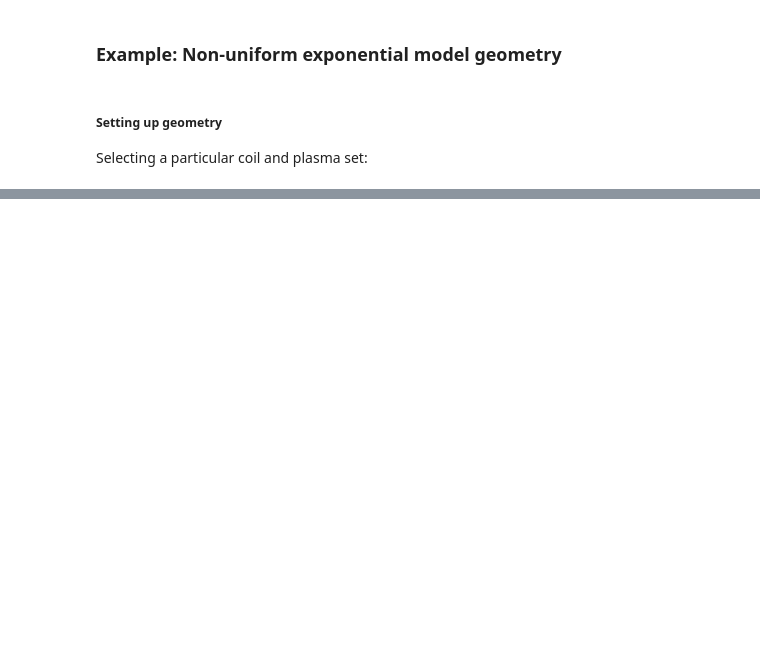
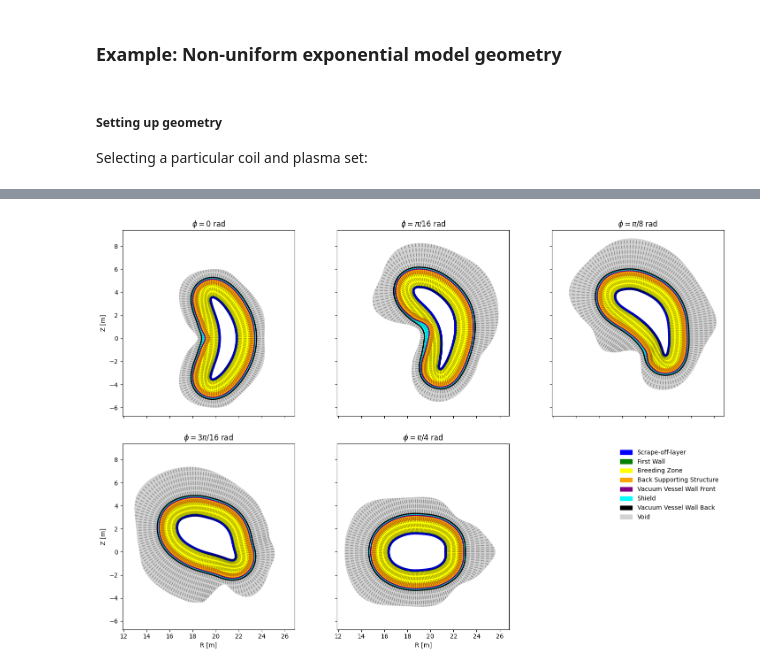
Before and after one commit to timobogaarts/jax-sbgeom, a Jupyter notebook: examples/stellarator_paper_fig_13.ipynb, the cells around one changed output, grey strips where cells are left out. Cells and saved outputs as stored; diff of their text form; code cells hidden in the pictures; blank space fills up the shorter version.

```diff
--- a/examples/stellarator_paper_fig_13.ipynb
+++ b/examples/stellarator_paper_fig_13.ipynb
@@ -185,12 +240,10 @@ plt.colorbar()
 # %%
-Rmnc_e, Zmns_e, mpol_e, ntor_e, nfp_e = jax_sbgeom.flux_surfaces.convert_to_vmec.create_fourier_surface_extension_interp(flux_surface_extension, d_matrix_from_edge_smoothed, fourier_ext_kwargs['nu_sample'], fourier_ext_kwargs['nv_sample'])
-
-Rmnc_void = jax_sbgeom.flux_surfaces.convert_to_vmec._convert_to_different_ntor_mpol(Rmnc_e,fourier_ext_kwargs['mpol'], fourier_ext_kwargs['ntor'], int(mpol_t[0]), int(ntor_t[0]))
-Zmns_void = jax_sbgeom.flux_surfaces.convert_to_vmec._convert_to_different_ntor_mpol(Zmns_e,fourier_ext_kwargs['mpol'], fourier_ext_kwargs['ntor'], int(mpol_t[0]), int(ntor_t[0]))
+from jax_sbgeom.flux_surfaces.convert_to_vmec import create_fourier_surface_extension_interp
+Rmnc_void, Zmns_void, _, _, _ = convert_to_different_mpol_ntor(*create_fourier_surface_extension_interp(flux_surface_extension, d_matrix_from_edge_smoothed, fourier_ext_kwargs['nu_sample'], fourier_ext_kwargs['nv_sample']),
+                                                                                                                fourier_ext_kwargs['mpol'], fourier_ext_kwargs['ntor'])
 # %%
-Rmnc_total = jnp.concatenate([Rmnc_new, Rmnc_void[jnp.newaxis, :]], axis=0)
-Zmns_total = jnp.concatenate([Zmns_new, Zmns_void[jnp.newaxis, :]], axis=0)
+Rmnc_total = jnp.concatenate([Rmnc_t, Rmnc_void[jnp.newaxis, :]], axis=0)
+Zmns_total = jnp.concatenate([Zmns_t, Zmns_void[jnp.newaxis, :]], axis=0)
 
-flux_surface_extension_total = jax_sbgeom.flux_surfaces.convert_to_vmec._create_fluxsurface_from_rmnc_zmns(Rmnc_total, Zmns_total, fourier_ext_kwargs['mpol'], fourier_ext_kwargs['ntor'], nfp_t[0])
-
-fs_total = FluxSurfaceFourierExtended.from_flux_surface_and_extension(flux_surface, flux_surface_extension_total)
+flux_surface_extension_total = jax_sbgeom.flux_surfaces.convert_to_vmec._create_fluxsurface_from_rmnc_zmns(Rmnc_total, Zmns_total, fourier_ext_kwargs['mpol'], fourier_ext_kwargs['ntor'], nfp_t)
+fs_total                     = FluxSurfaceFourierExtended.from_flux_surface_and_extension(flux_surface, flux_surface_extension_total)
@@ -216,6 +269,6 @@ plotter.show()
 # %%
+
 def plot_half_module_poloidal(no_phi_slices : int, fs_extended_base, key_list, ns = 160, plot_lines = True, base_plot_size = 5.0, width = None):
-
     from math import ceil
     from matplotlib.collections import LineCollection
 
@@ -224,18 +277,13 @@ def plot_half_module_poloidal(no_phi_slices : int, fs_extended_base, key_list, n
 
     no_surfaces= fs_extended_base.extension_flux_surface.data.Rmnc.shape[0]
 
-    positions = [[fs_extended_base.cartesian_position(1.0+i, jnp.linspace(0, 2 * jnp.pi, ns), phi) for i in range(no_surfaces + 1)] for phi in phi_slices]
 
-
+    positions = [[fs_extended_base.cylindrical_position(1.0 + i, jnp.linspace(0, 2 * jnp.pi, ns), phi) for i in range(no_surfaces + 1)] for phi in phi_slices]
+    #print(positions[-1][-1])
 
     pos_rs = jnp.array(positions).reshape(-1,3)
-
-    pos_rs_r = jnp.sqrt(pos_rs[:,0]**2 + pos_rs[:,1]**2)
-    pos_rs_z = pos_rs[:,2]
-    xlims = [pos_rs_r.min(), pos_rs_r.max()]
-    ylims = [pos_rs_z.min(), pos_rs_z.max()]
-
-    ylims = jnp.stack([jnp.array(xlims), jnp.array(ylims)], axis=-1)
+    ylims = jnp.array([pos_rs.min(axis=0)[0:2], pos_rs.max(axis=0)[0:2]])
+    ylims = jnp.array([pos_rs.min(axis=0)[0:2], pos_rs.max(axis=0)[0:2]])
 
     margin = 0.05
     ymin = ylims[0] - margin * (ylims[1] - ylims[0])
@@ -262,11 +310,19 @@ def plot_half_module_poloidal(no_phi_slices : int, fs_extended_base, key_list, n
             # Concatenate the boundary coordinates to form a closed polygon between two curves
             x = jnp.concatenate([positions[idx][i][:,0], positions[idx][i+1][::-1,0]])
             y = jnp.concatenate([positions[idx][i][:,1], positions[idx][i+1][::-1,1]])
-            z = jnp.concatenate([positions[idx][i][:,2], positions[idx][i+1][::-1,2]])
+            ax.fill(x, y, color=colors[i % len(colors)], alpha=1.0, label=key_list[i] if i < len(key_list) else "Outer Surface")
 
-            R = jnp.sqrt(x**2 + y**2)
-            ax.fill(R, z, color=colors[i % len(colors)], alpha=1.0, label=key_list[i] if i < len(key_list) else "Outer Surface")
+        if plot_lines:
+            segments = []
+            for i in range(no_surfaces):
+                # shape (ns, 2, 2): pairs of points (x,y)
+                segs = jnp.stack([positions[idx][i][:-1,:2], positions[idx][i+1][:-1,:2]], axis=1)
 
+                segments.append(segs)
+            segments = jnp.concatenate(segments, axis=0)
+
+            lc = LineCollection(segments, colors="k", linestyles="--", alpha=0.3)
+            ax.add_collection(lc)
 
 
         ax.set_aspect('equal')
@@ -275,34 +331,39 @@ def plot_half_module_poloidal(no_phi_slices : int, fs_extended_base, key_list, n
         ax.set_ylim(ymin[1], ymax[1])
 
         if idx == 0:
             ax.legend()
         if idx % ncol ==0:
             ax.set_ylabel('Z [m]')
         if idx  >= ncol * (nrow-1):
             ax.set_xlabel('R [m]')
     plt.tight_layout()
     return fig, axs
+
 labels = [
         "Scrape-off-layer", "First Wall", "Breeding Zone", "Back Supporting Structure", "Vacuum Vessel Wall Front", "Shield", "Vacuum Vessel Wall Back", "Void"
     ]
-fig, axs = plot_half_module_poloidal(5, fs_total, labels)
+fig, axs = plot_half_module_poloidal(5,  fs_total, labels)
 
 axs.flat[-1].axis('off')
 axs.flat[0].get_legend().remove()
 axs.flat[-1].legend(*axs.flat[0].get_legend_handles_labels(), framealpha = 0.0)
 
 axs.flat[0].set_title("$\\phi = 0$ rad")
 axs.flat[1].set_title("$\\phi = \\pi /16 $ rad")
 axs.flat[2].set_title("$\\phi = \\pi /8 $ rad")
 axs.flat[3].set_title("$\\phi = 3\\pi /16 $ rad")
 axs.flat[-2].set_title("$\\phi = \\pi/4$ rad")
 
 axs.flat[0].set_xticklabels([])
+
 axs.flat[1].set_xticklabels([])
 axs.flat[1].set_yticklabels([])
 axs.flat[2].set_xticklabels([])
 axs.flat[2].set_yticklabels([])
 axs.flat[4].set_yticklabels([])
+_ = 0
+# %% [output]
+[figure, added]
 # %%
 from jax_sbgeom.interfaces import blanket_creation as bc
 # %%
```
Also changed, not shown: parts of 21 cells of this notebook, 4 other files.
